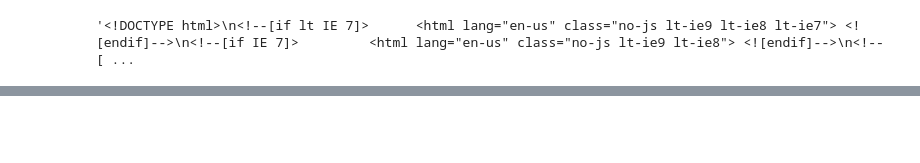
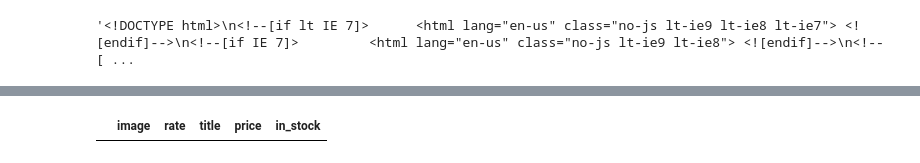
Before and after one commit to alSheiye5h/Amazon-Sales-Dataset, a Jupyter notebook: 00_apply.ipynb, the cells around one changed output, grey strips where cells are left out. Saved outputs shown, nothing was run; the diff lists cells and outputs as text; code cells hidden in the pictures; blank space fills up the shorter version.

```diff
--- a/00_apply.ipynb
+++ b/00_apply.ipynb
@@ -39,0 +42,5 @@ body
+# %%
+columns = ["image", "rate", "title", "price", "in_stock"]
+products_data = pd.DataFrame(columns=columns)
+# %% [output]
+|  | image | rate | title | price | in_stock |
```
Also changed, not shown: parts of 4 cells of this notebook.
